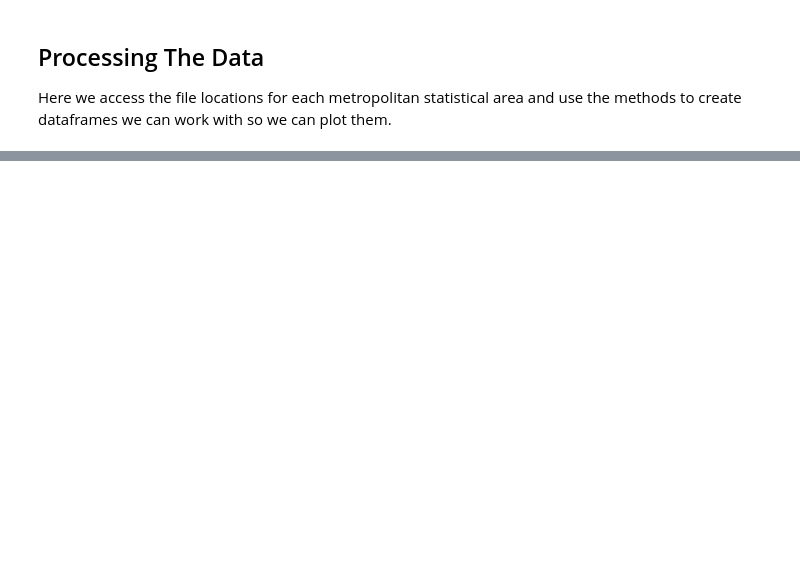
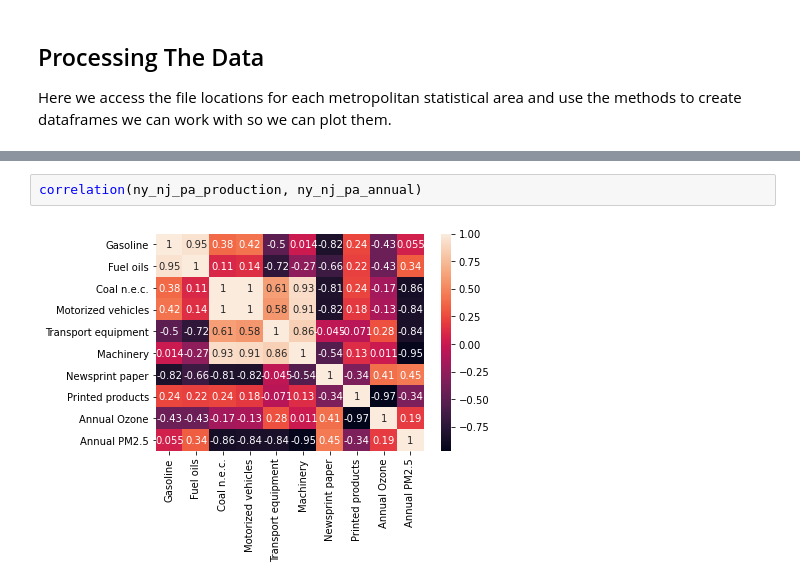
Before and after one commit to shaheermaslam02/airpollution, a Jupyter notebook: Notebooks/dataprocessing.ipynb, the cells around one changed output, grey strips where cells are left out. Drawn from its saved outputs; the diff is of its cells as text; blank space fills up the shorter version.

```diff
--- a/Notebooks/dataprocessing.ipynb
+++ b/Notebooks/dataprocessing.ipynb
@@ -371,0 +435,4 @@ ax.set_axis_off()
+# %%
+correlation(ny_nj_pa_production, ny_nj_pa_annual)
+# %% [output]
+[figure, added]
```
Also changed, not shown: parts of 10 cells of this notebook, 18 other files.
